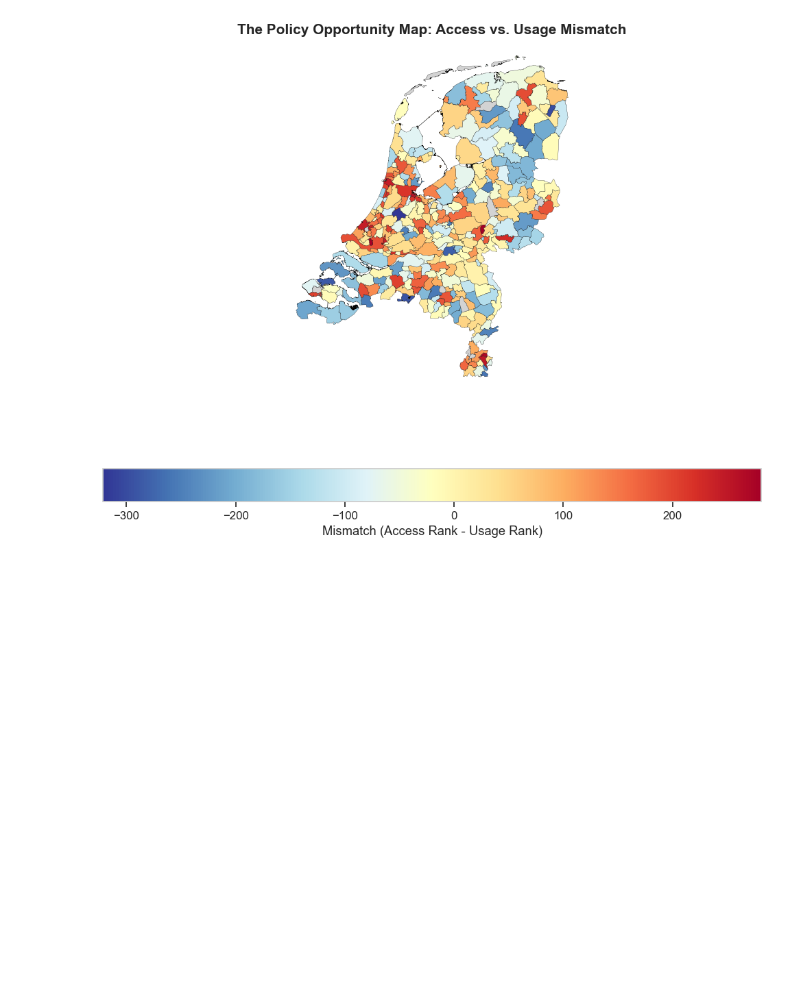
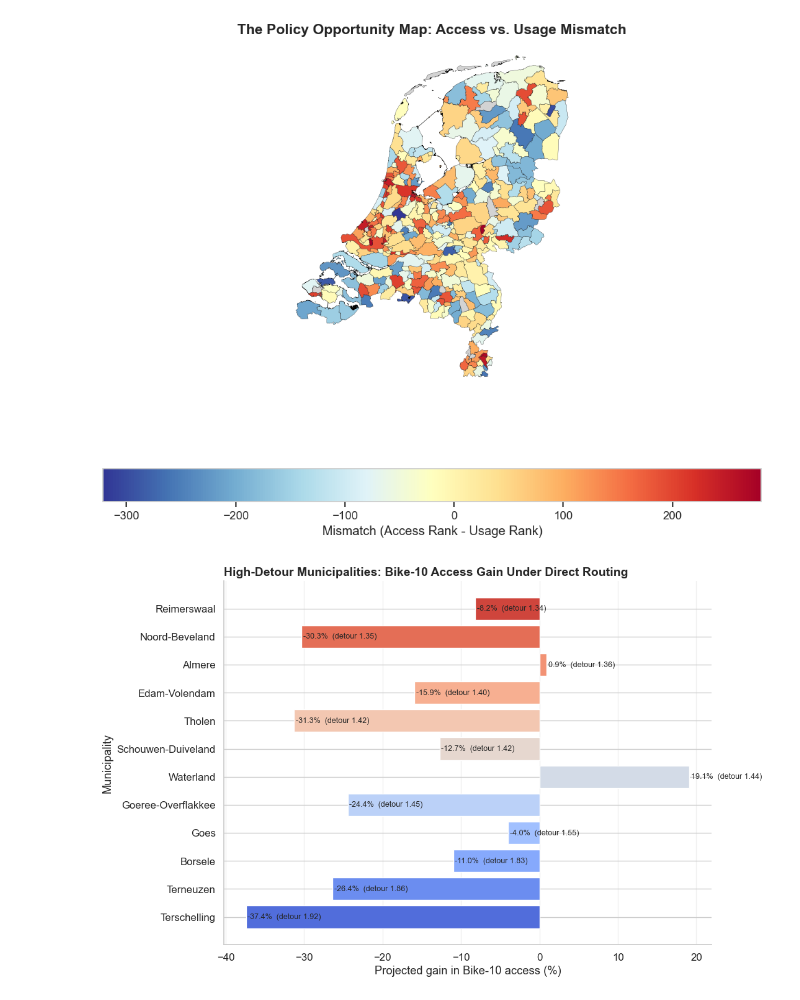
Before and after one commit to carmenkohler/1BM130, a Jupyter notebook: Daan_dataexploration_updatesCarmen.ipynb, the cells around one changed output. Drawn from its saved outputs; the diff is of its cells as text; code cells hidden in the pictures; blank space fills up the shorter version.

```diff
--- a/Daan_dataexploration_updatesCarmen.ipynb
+++ b/Daan_dataexploration_updatesCarmen.ipynb
@@ -6,25 +6,14 @@ import matplotlib.pyplot as plt
 import seaborn as sns
 from scipy.stats import gaussian_kde
 # %%
-buurt_to_buurt = pl.read_csv(r"C:\Users\20212599\OneDrive - TU Eindhoven\Documents\Studie\2025-2026\1BM130 Design of AI-driven business operation\Shared group folder\Data files\Extra data\buurt_to_buurt.csv",
-    columns=[
+buurt_to_buurt = pd.read_csv(r"C:\Users\20212599\OneDrive - TU Eindhoven\Documents\Studie\2025-2026\1BM130 Design of AI-driven business operation\Shared group folder\Data files\Extra data\buurt_to_buurt.csv",
+    usecols=[
         'buurt_ori_id', 'buurt_id', 'walk_2025_minutes',
         'walk_2025_distance', 'walk_2025_detour_factor',
         'bike_2025_smart_minutes', 'bike_2025_smart_distance',
         'bike_2025_smart_detour_factor',
-        'ebike_2025_smart_minutes', 'ebike_2025_smart_distance'
-    ],
-    dtypes={
-        'walk_2025_minutes': pl.Float32,
-        'walk_2025_distance': pl.Float32,
-        'walk_2025_detour_factor': pl.Float32,
-        'bike_2025_smart_minutes': pl.Float32,
-        'bike_2025_smart_distance': pl.Float32,
-        'bike_2025_smart_detour_factor': pl.Float32,
-        'ebike_2025_smart_minutes': pl.Float32,
-        'ebike_2025_smart_distance': pl.Float32
-    }
-).to_pandas()
+        'ebike_2025_smart_minutes', 'ebike_2025_smart_distance', 'ebike_2025_smart_detour_factor'
+    ])
 # %%
 buurt_to_buurt.head()
 # %% [output]
@@ -1177,3 +1258,46 @@ plt.savefig('fig_mismatch_map.png', dpi=300)
 plt.show()
 # %% [output]
 [figure]
+# %%
+# Compare current bike-10 access with a direct-routing scenario
+# Percent gain if detour rates could be reduced to straight-line routing
+
+df_access['bike10_direct_gain_pct'] = np.where(
+    df_access['bike10_weighted_score'] > 0,
+    (df_access['bike10_direct_weighted_score'] - df_access['bike10_weighted_score'])
+    / df_access['bike10_weighted_score'] * 100,
+    np.nan
+)
+
+# Municipality-level summary for high-detour areas
+mun_detour = (
+    df_access.groupby('gm_naam', observed=True)
+    .agg(
+        mean_detour=('bike_detour_rate', 'mean'),
+        mean_gain=('bike10_direct_gain_pct', 'mean'),
+        n_buurten=('buurt_key', 'size')
+    )
+    .dropna()
+    .query('n_buurten >= 5')
+    .sort_values('mean_detour', ascending=False)
+    .head(12)
+)
+
+fig, ax = plt.subplots(figsize=(11, 7))
+colors = sns.color_palette('coolwarm', len(mun_detour))
+bars = ax.barh(mun_detour.index, mun_detour['mean_gain'], color=colors, edgecolor='white')
+for bar, detour in zip(bars, mun_detour['mean_detour']):
+    width = bar.get_width()
+    ax.text(width + 0.2, bar.get_y() + bar.get_height() / 2,
+            f'{width:.1f}%  (detour {detour:.2f})', va='center', fontsize=9)
+
+ax.set_xlabel('Projected gain in Bike-10 access (%)')
+ax.set_title('High-Detour Municipalities: Bike-10 Access Gain Under Direct Routing', fontsize=14, fontweight='bold', loc='left')
+ax.set_ylabel('Municipality')
+ax.grid(axis='x', alpha=0.3)
+ax.spines[['top', 'right']].set_visible(False)
+plt.tight_layout()
+plt.savefig('fig_direct_routing_bike_gain.png', dpi=150)
+plt.show()
+# %% [output]
+[figure, added]
```
Also changed, not shown: parts of 6 cells of this notebook, 1 other file.
